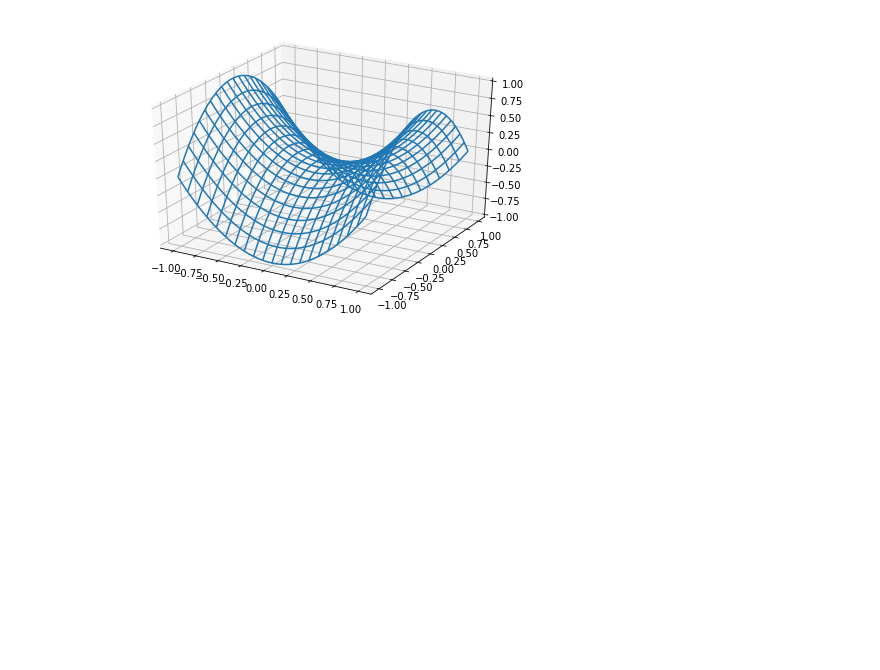
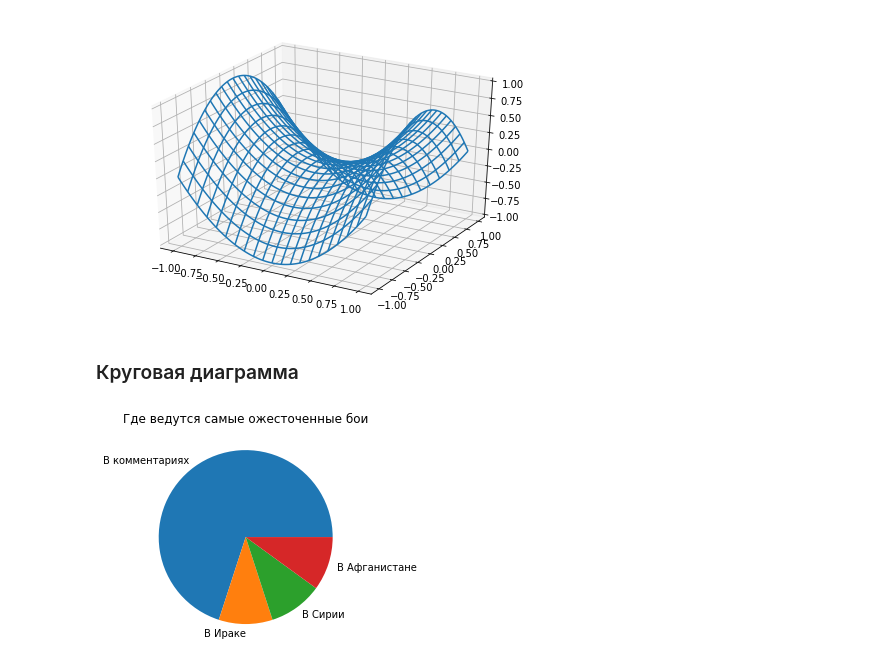
Before and after one commit to paalso/mipt_python_course, a Jupyter notebook: 9_plots/mipt_plots.ipynb, the cells around one changed output. Saved outputs shown, nothing was run; the diff lists cells and outputs as text; code cells hidden in the pictures; blank space fills up the shorter version.

Commit message:
Add some sample plots, solve problems ## 3,4

```diff
--- a/9_plots/mipt_plots.ipynb
+++ b/9_plots/mipt_plots.ipynb
@@ -114,3 +114,13 @@ ax.plot_wireframe(X, Y, Z, rstride=10, cstride=10)
 plt.show()
 # %% [output]
 [figure]
+# %% [markdown]
+### Круговая диаграмма
+# %%
+import matplotlib.pyplot as plt
+
+plt.pie([70, 10, 10, 10], labels=('В комментариях', 'В Ираке', 'В Сирии', 'В Афганистане'))
+plt.title('Где ведутся самые ожесточенные бои')
+plt.show()
+# %% [output]
+[figure, added]
```
Also changed, not shown: parts of 2 cells of this notebook, 2 other files.
